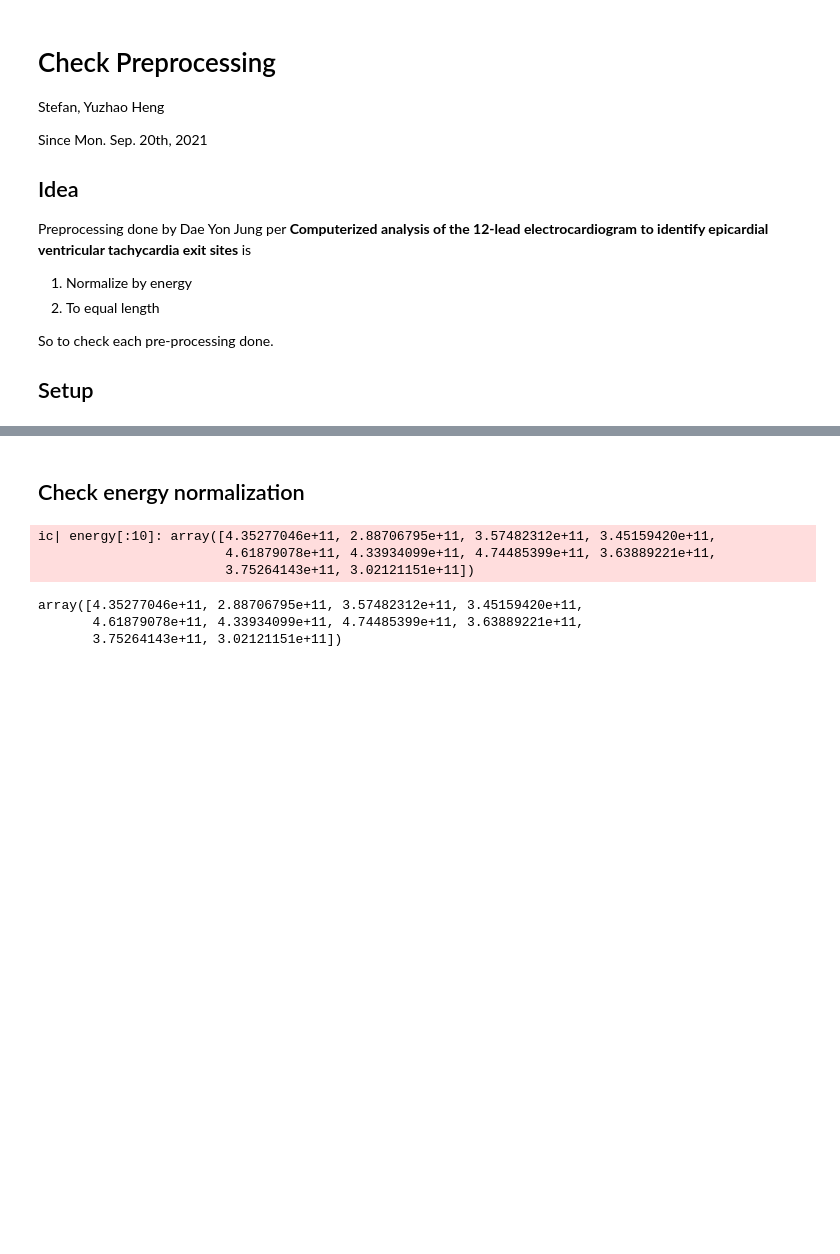
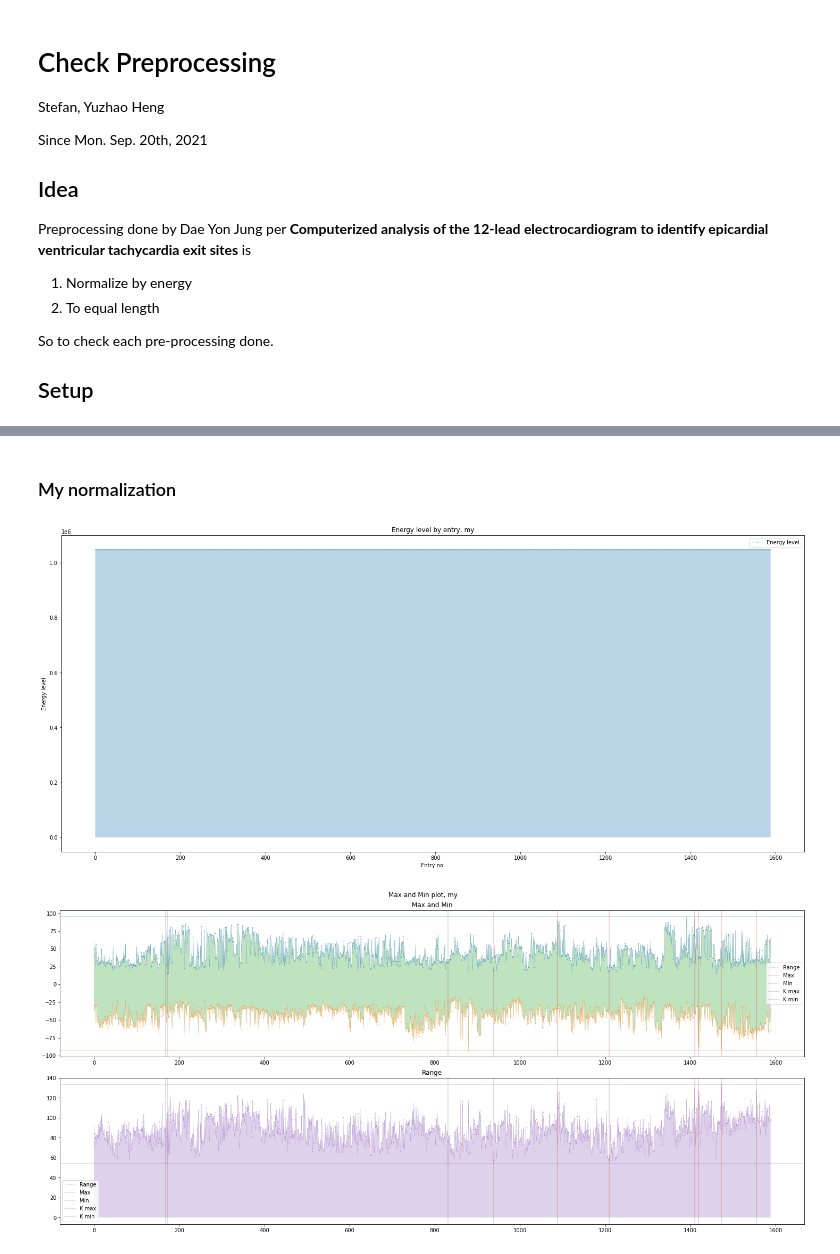
Before and after one commit to StefanHeng/ECG-PVC-Classifier, a Jupyter notebook: Data-Processing/check_preprocesing.ipynb, the cells around one changed output, grey strips where cells are left out. Drawn from its saved outputs; the diff is of its cells as text; code cells hidden in the pictures; blank space fills up the shorter version.

```diff
--- a/Data-Processing/check_preprocesing.ipynb
+++ b/Data-Processing/check_preprocesing.ipynb
@@ -34,12 +49,10 @@ ecgs = dg('daePm.ecg')
 # %% [markdown]
-## Check energy normalization
+### My normalization
-# %%
-energy = np.sum(np.square(ecgs), axis=-1)
-ic(energy[:10])  # Looks like normalization is not done properly???
-# %% [output]
-ic| energy[:10]: array([4.35277046e+11, 2.88706795e+11, 3.57482312e+11, 3.45159420e+11,
-                        4.61879078e+11, 4.33934099e+11, 4.74485399e+11, 3.63889221e+11,
-                        3.75264143e+11, 3.02121151e+11])
-array([4.35277046e+11, 2.88706795e+11, 3.57482312e+11, 3.45159420e+11,
-       4.61879078e+11, 4.33934099e+11, 4.74485399e+11, 3.63889221e+11,
-       3.75264143e+11, 3.02121151e+11])
+# %%
+t = 'my'
+ecgs_norm = normalize_signal(ecgs)
+plot_energy(ecgs_norm, title=t)
+plot_max_min(ecgs_norm, k=5, title=t)
+# %% [output]
+[figure, added]
+[figure, added]
```
Also changed, not shown: parts of 3 cells of this notebook, 3 other files.
